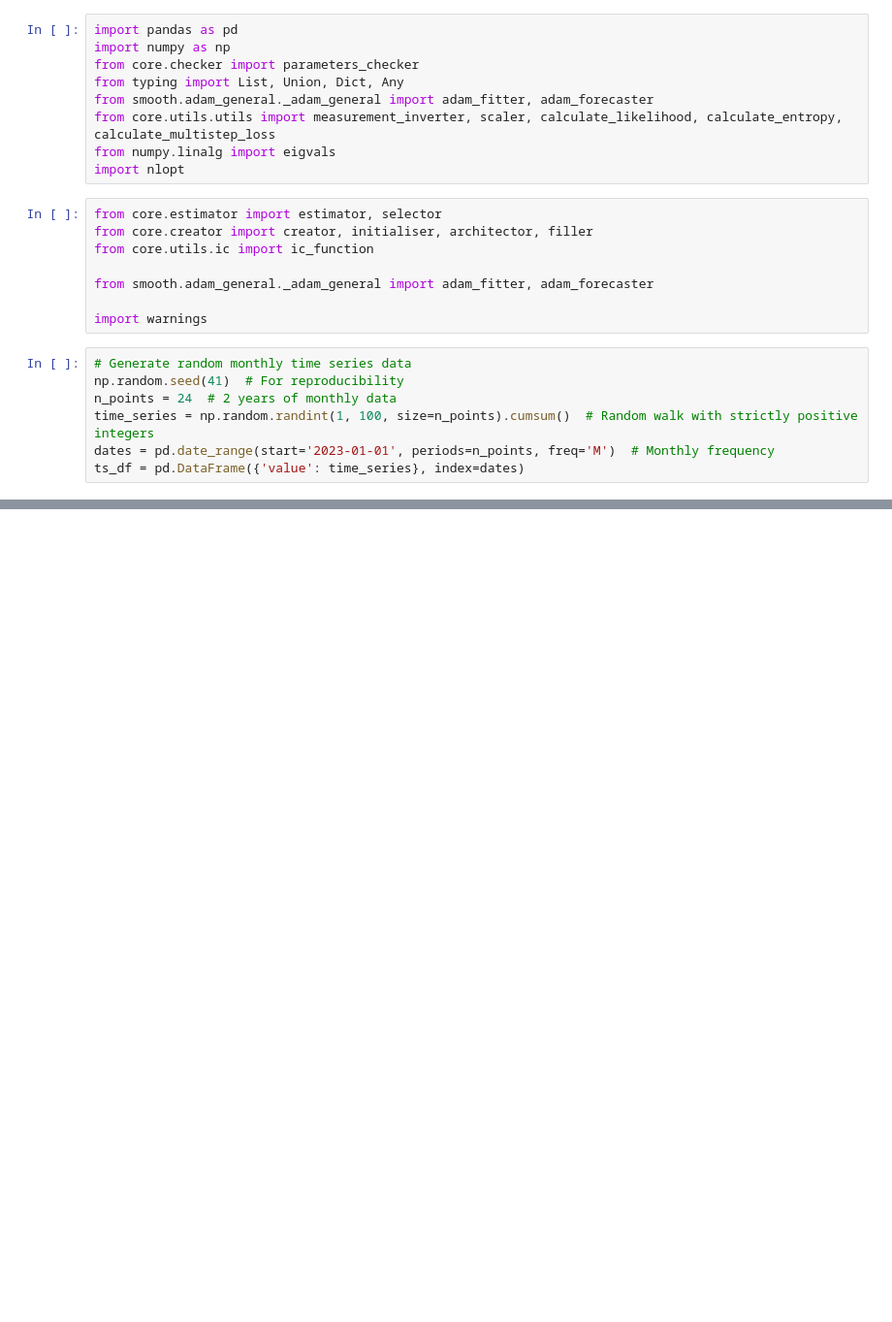
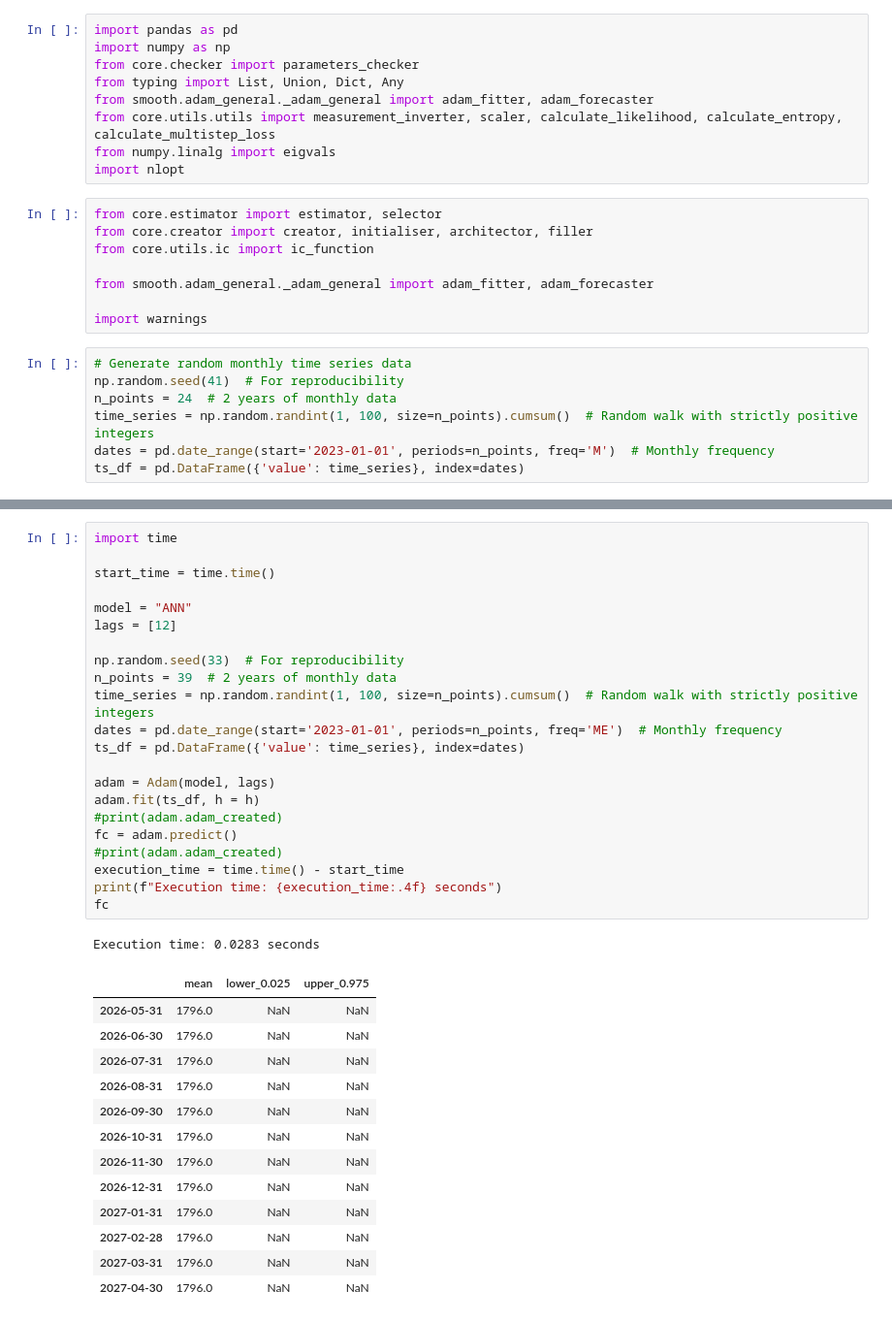
Before and after one commit to config-i1/smooth, a Jupyter notebook: python/smooth/adam_general/test_adam.ipynb, the cells around one changed output, grey strips where cells are left out. Shown at 97% size. Drawn from its saved outputs; the diff is of its cells as text; blank space fills up the shorter version.

```diff
--- a/python/smooth/adam_general/test_adam.ipynb
+++ b/python/smooth/adam_general/test_adam.ipynb
@@ -79,0 +49,37 @@ ts_df
+# %%
+import time
+
+start_time = time.time()
+
+model = "ANN"
+lags = [12]
+
+np.random.seed(33)  # For reproducibility
+n_points = 39  # 2 years of monthly data
+time_series = np.random.randint(1, 100, size=n_points).cumsum()  # Random walk with strictly positive integers
+dates = pd.date_range(start='2023-01-01', periods=n_points, freq='ME')  # Monthly frequency
+ts_df = pd.DataFrame({'value': time_series}, index=dates)
+
+adam = Adam(model, lags)
+adam.fit(ts_df, h = h)
+#print(adam.adam_created)
+fc = adam.predict()
+#print(adam.adam_created)
+execution_time = time.time() - start_time
+print(f"Execution time: {execution_time:.4f} seconds")
+fc
+# %% [output]
+Execution time: 0.0283 seconds
+|  | mean | lower_0.025 | upper_0.975 |
+| 2026-05-31 | 1796.0 | NaN | NaN |
+| 2026-06-30 | 1796.0 | NaN | NaN |
+| 2026-07-31 | 1796.0 | NaN | NaN |
+| 2026-08-31 | 1796.0 | NaN | NaN |
+| 2026-09-30 | 1796.0 | NaN | NaN |
+| 2026-10-31 | 1796.0 | NaN | NaN |
+| 2026-11-30 | 1796.0 | NaN | NaN |
+| 2026-12-31 | 1796.0 | NaN | NaN |
+| 2027-01-31 | 1796.0 | NaN | NaN |
+| 2027-02-28 | 1796.0 | NaN | NaN |
+| 2027-03-31 | 1796.0 | NaN | NaN |
+| 2027-04-30 | 1796.0 | NaN | NaN |
```
Also changed, not shown: parts of 18 cells of this notebook, 11 other files.
